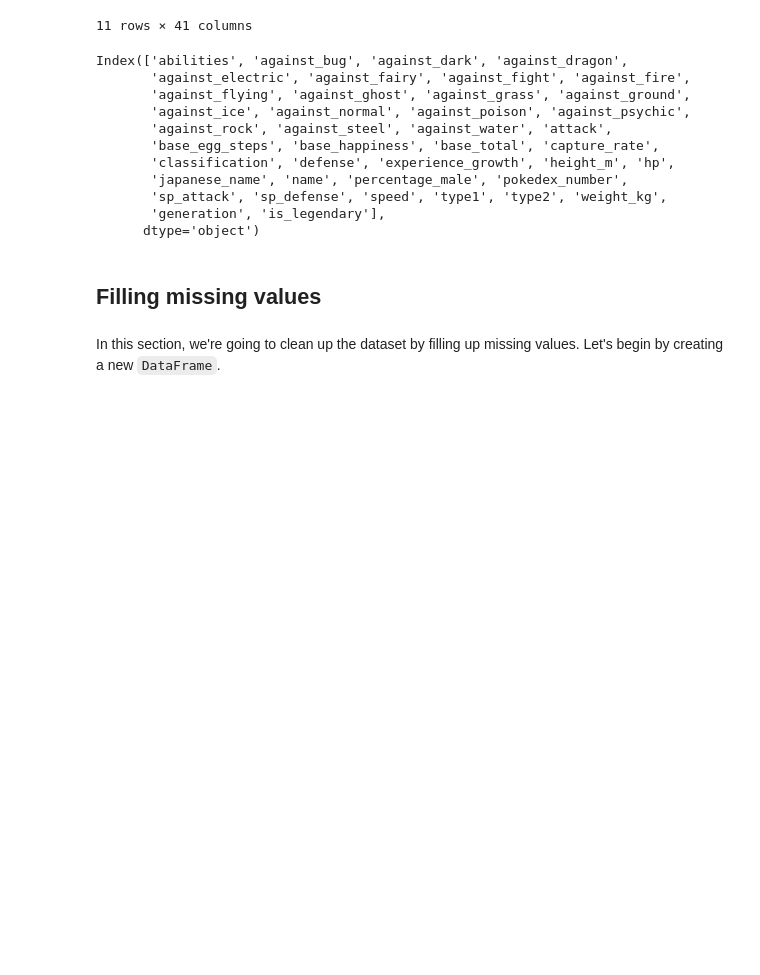
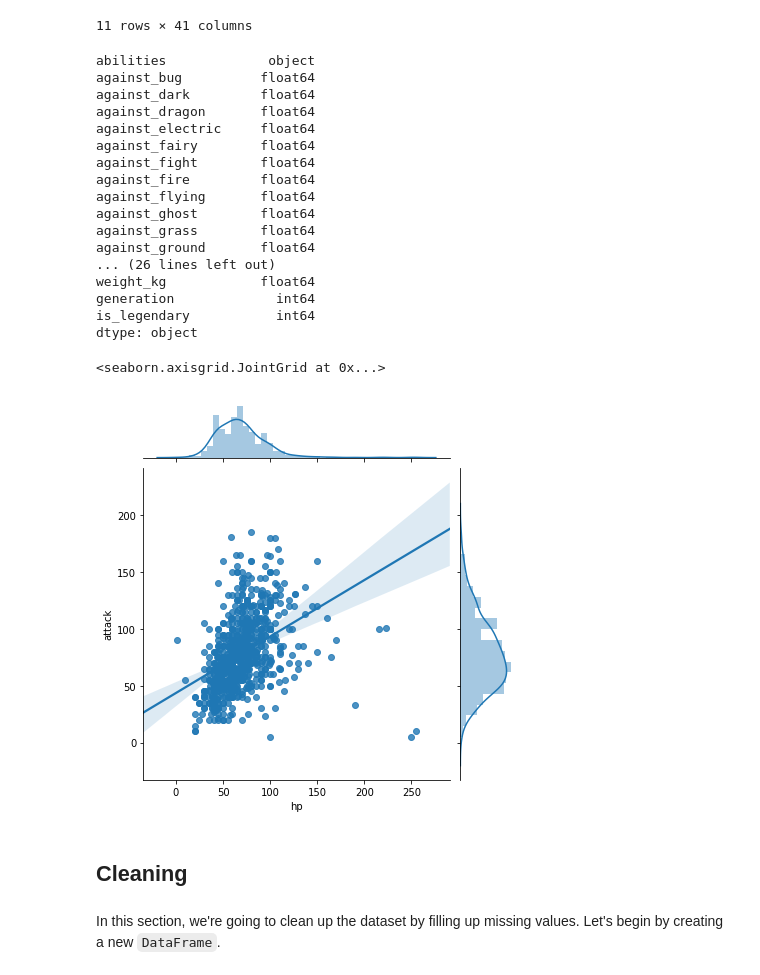
Before and after one commit to jinyeom/leuchtturm, a Jupyter notebook: Pokedex Analysis/Pokedex Analysis.ipynb, the cells around one changed output. Cells and saved outputs as stored; diff of their text form; code cells hidden in the pictures; blank space fills up the shorter version.

```diff
--- a/Pokedex Analysis/Pokedex Analysis.ipynb
+++ b/Pokedex Analysis/Pokedex Analysis.ipynb
@@ -18,7 +19,4 @@ import numpy as np
 import scipy as sp
 from scipy import stats
 import pandas as pd
-from matplotlib import pyplot as plt
-%matplotlib inline
 import seaborn as sns
-sns.set()
@@ -60,21 +62,32 @@ pokedex.describe(include="all")
 | max | NaN | 4.000000 | 4.000000 | 2.000000 | 4.000000 | 4.000000 | 4.000000 | ... |
 11 rows × 41 columns
 # %%
-pokedex.columns
+pokedex.dtypes
 # %% [output]
-Index(['abilities', 'against_bug', 'against_dark', 'against_dragon',
-       'against_electric', 'against_fairy', 'against_fight', 'against_fire',
-       'against_flying', 'against_ghost', 'against_grass', 'against_ground',
-       'against_ice', 'against_normal', 'against_poison', 'against_psychic',
-       'against_rock', 'against_steel', 'against_water', 'attack',
-       'base_egg_steps', 'base_happiness', 'base_total', 'capture_rate',
-       'classification', 'defense', 'experience_growth', 'height_m', 'hp',
-       'japanese_name', 'name', 'percentage_male', 'pokedex_number',
-       'sp_attack', 'sp_defense', 'speed', 'type1', 'type2', 'weight_kg',
-       'generation', 'is_legendary'],
-      dtype='object')
+abilities             object
+against_bug          float64
+against_dark         float64
+against_dragon       float64
+against_electric     float64
+against_fairy        float64
+against_fight        float64
+against_fire         float64
+against_flying       float64
+against_ghost        float64
+against_grass        float64
+against_ground       float64
+... (26 lines left out)
+weight_kg            float64
+generation             int64
+is_legendary           int64
+dtype: object
-# %% [markdown]
-## Filling missing values
+# %%
+sns.jointplot(x="hp", y="attack", data=pokedex, kind="reg")
+# %% [output]
+<seaborn.axisgrid.JointGrid at 0x...>
+[figure, added]
+# %% [markdown]
+## Cleaning
 # %% [markdown]
 In this section, we're going to clean up the dataset by filling up missing values. Let's begin by creating a new `DataFrame`.
 # %%
```
Also changed, not shown: parts of 10 cells of this notebook.
